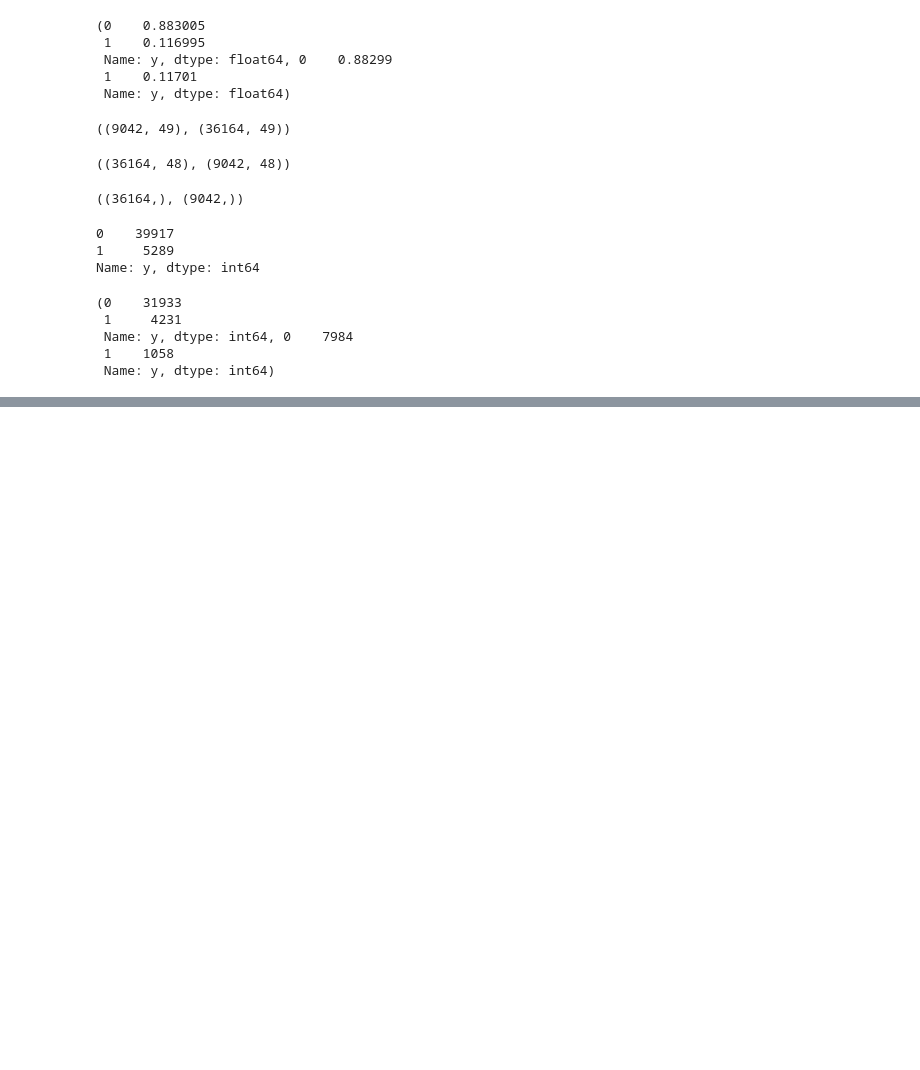
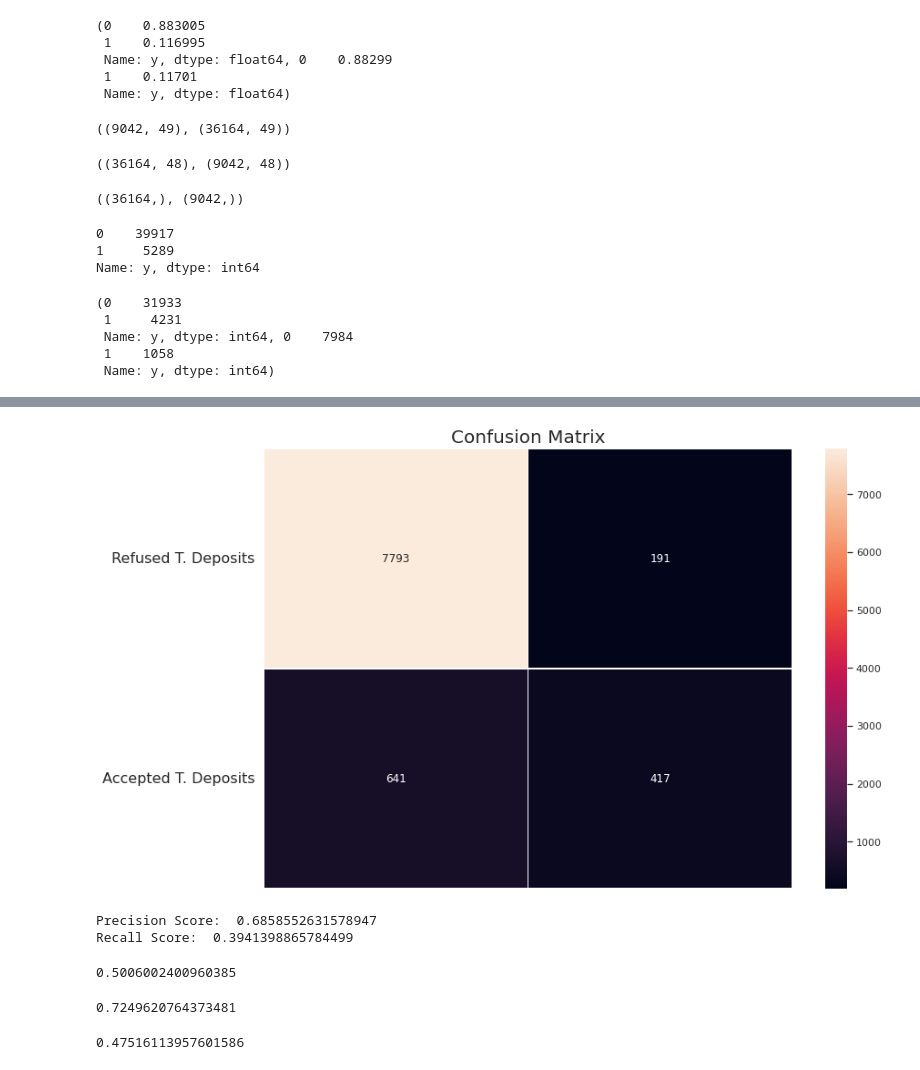
Before and after one commit to kunal51298/Bank_Marketing_Effectiveness_Prediction1, a Jupyter notebook: Bank_Marketing_Effectiveness_Prediction_kunal.ipynb, the cells around one changed output, grey strips where cells are left out. Saved outputs shown, nothing was run; the diff lists cells and outputs as text; code cells hidden in the pictures; blank space fills up the shorter version.

```diff
--- a/Bank_Marketing_Effectiveness_Prediction_kunal.ipynb
+++ b/Bank_Marketing_Effectiveness_Prediction_kunal.ipynb
@@ -628,0 +834,46 @@ dict_classifiers = {
+# %%
+grad_clf.fit(x_train_sc, y_train)
+y_test_pred= grad_clf.predict(x_test_sc)
+# %%
+from sklearn.metrics import confusion_matrix
+
+conf_matrix = confusion_matrix(y_test, y_test_pred)
+f, ax = plt.subplots(figsize=(12, 8))
+sns.heatmap(conf_matrix, annot=True, fmt="d", linewidths=.5, ax=ax)
+plt.title("Confusion Matrix", fontsize=20)
+plt.subplots_adjust(left=0.15, right=0.99, bottom=0.15, top=0.99)
+ax.set_yticks(np.arange(conf_matrix.shape[0]) + 0.5, minor=False)
+ax.set_xticklabels("")
+ax.set_yticklabels(['Refused T. Deposits', 'Accepted T. Deposits'], fontsize=16, rotation=360)
+plt.show()
+# %% [output]
+[figure, added]
+# %%
+y_test_pred= grad_clf.predict(x_test_sc)
+# Let's find the scores  for precision and recall.
+from sklearn.metrics import precision_score, recall_score
+# The model is 68% sure that the potential client will suscribe to a term deposit.
+print('Precision Score: ', precision_score(y_test, y_test_pred))
+# The classifier only detects 39% of potential clients that will suscribe to a term deposit.
+print('Recall Score: ', recall_score(y_test, y_test_pred))
+# %% [output]
+Precision Score:  0.6858552631578947
+Recall Score:  0.3941398865784499
+# %%
+from sklearn.metrics import f1_score
+
+f1_score(y_test, y_test_pred)
+# %% [output]
+0.5006002400960385
+# %%
+#macro f1 score
+from sklearn.metrics import f1_score
+
+f1_score(y_test, y_test_pred,average ='macro')
+# %% [output]
+0.7249620764373481
+# %%
+from sklearn.metrics import matthews_corrcoef
+matthews_corrcoef(y_test, y_test_pred, sample_weight=None)
+# %% [output]
+0.47516113957601586
```
Also changed, not shown: parts of 14 cells of this notebook.
